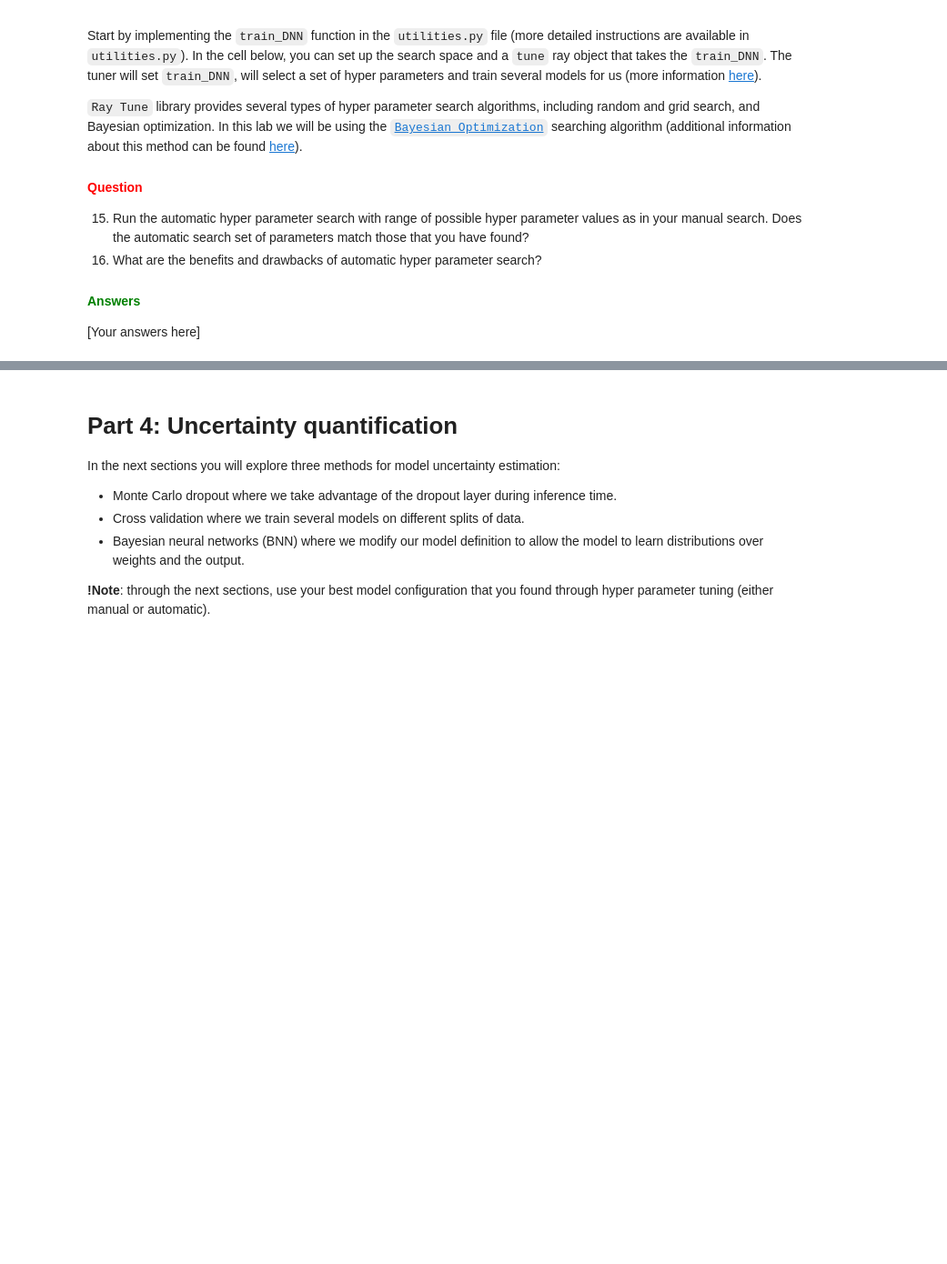
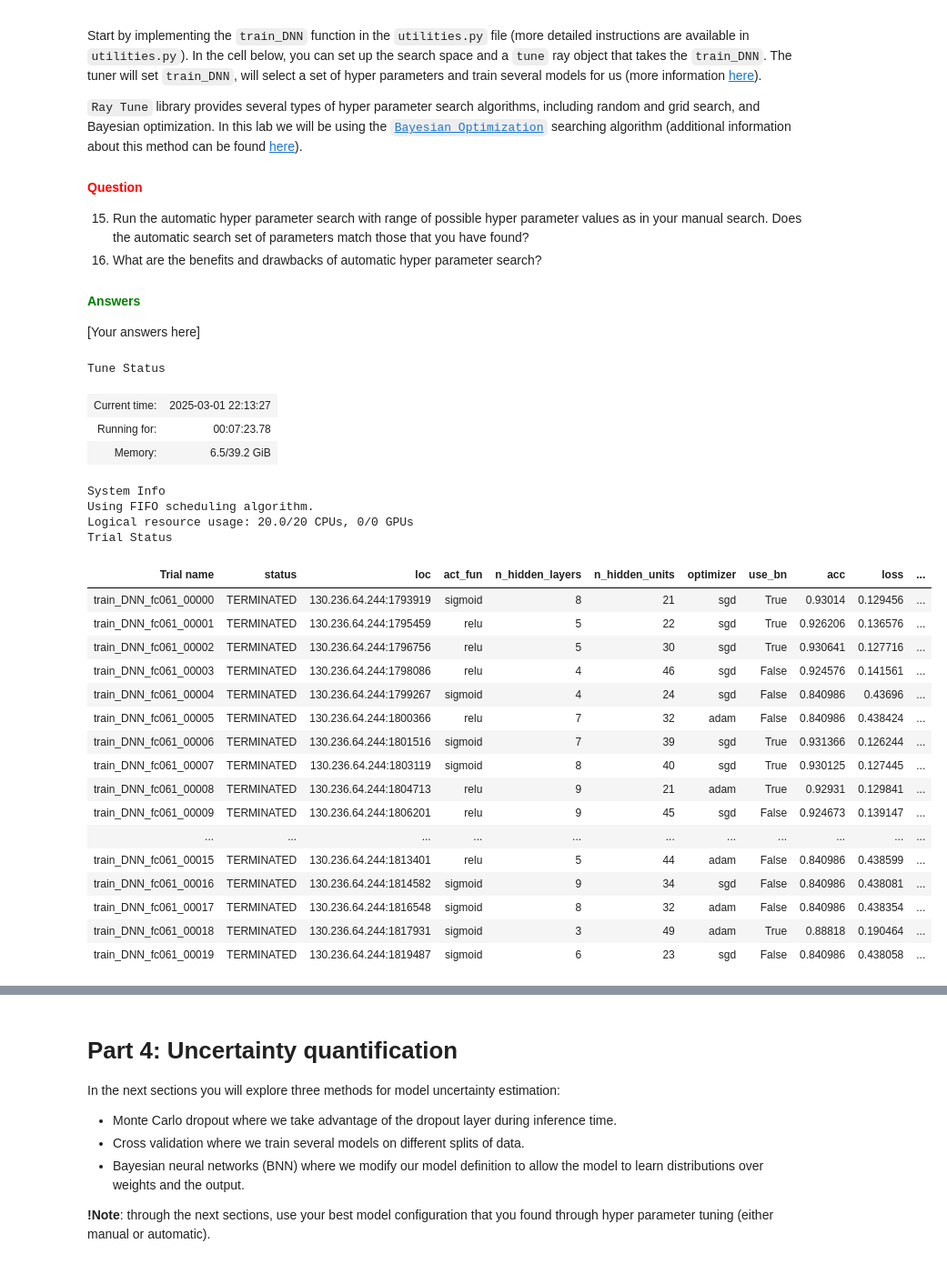
Before and after one commit to PranavC225/732A82_Deep_Learning, a Jupyter notebook: 2_DNN/DNN_Lab.ipynb, the cells around one changed output, grey strips where cells are left out. Shown at 91% size. Saved outputs shown, nothing was run; the diff lists cells and outputs as text; code cells hidden in the pictures; blank space fills up the shorter version.

```diff
--- a/2_DNN/DNN_Lab.ipynb
+++ b/2_DNN/DNN_Lab.ipynb
@@ -736,62 +761,88 @@ from ray.tune.search.bayesopt import BayesOptSearch
 # The remaining parameters can be set to fixed values (This is to reduce the search space and time).
 # Add the batch size and epochs so that the train_DNN can access them.
 hyperparameter_space =  {
-            "act_fun": tune.choice(???),
-            "optimizer": tune.choice(???),
-            "use_bn": tune.choice(???),
-            "n_hidden_layers": ???,
-            "n_hidden_units": ???,
+            "act_fun": tune.choice(['sigmoid', 'relu']),
+            "optimizer": tune.choice(['sgd', 'adam']),
+            "use_bn": tune.choice([True, False]),
+            "n_hidden_layers": tune.randint(2, 10),
+            "n_hidden_units": tune.randint(20, 50),
             # here define the fixed parameters
-            "loss": ???,
-            "learning_rate": ???,
-            "use_bn": ???,
-            "use_dropout": ???,
-            "use_custom_dropout": ???,
-            "use_variational_layer": ???,
-            "input_shape": ???,
+            "loss": "binary_crossentropy",
+            "learning_rate": 0.1,
+            #"use_bn": ???,
+            "use_dropout": False,
+            "use_custom_dropout": False,
+            "use_variational_layer": False,
+            "input_shape": (92, ),
         }
 
 # specify batch and number of epochs
 training_config = {
-            "epochs": ???,
-            "batch_size": ???
+            "epochs": 20,
+            "batch_size": 1000
         }
 
 # specify the number of samples to take from the hyper parameter space and run. The larger the number, the longer the search time.
 # Start small (e.g. 2) to test your implementation, then increase.
-num_samples = ???
+num_samples = 20
 
 # --------------------------------------------
 
 
 # Specification of the search algorithm
 bayesopt = BayesOptSearch(metric="mean_accuracy", mode="max")
 
 # Definition of the Scheduler. This allows for several models to be trained/stopped/re-started simultaneously
 sched = AsyncHyperBandScheduler(
         time_attr="training_iteration", max_t=100, grace_period=20
     )
 
-# Setting up the tuner.
+# Setting up the tuner. Removed "gpu":0 as there was no gpu detected while using on thinlinc
 tuner = tune.Tuner(
-        tune.with_resources(train_DNN, resources={"cpu": 24, "gpu":0}), # definition of which training function to use and the available resources. Consider adding "gpu":0 to resources if available.
+        tune.with_resources(train_DNN, resources={"cpu": 20}), # definition of which training function to use and the available resources. Consider adding "gpu":0 to resources if available.
         tune_config=tune.TuneConfig(
             search_alg=bayesopt,
             scheduler=sched,
         ),
         run_config=train.RunConfig(
             name="DNN_hp_tuning",
             stop={"mean_accuracy": 1},
-            storage_path='/home/iulta54/Desktop/course_732A83/Student_version/2_DNN' # where to save the summary of the hyper parameter tuning.
+            storage_path='/home/prach896/Downloads/732A82_Deep_Learning/2_DNN/' # where to save the summary of the hyper parameter tuning.
         ),
     )
 
 # Run the hyper parameter search.
 data = (Xtrain, Ytrain, Xval, Yval)
 analysis = tune.run(
         tune.with_parameters(train_DNN, data=data, training_config=training_config),
         verbose=1,
         config=hyperparameter_space,
         num_samples=num_samples,
 
         )
+# %% [output]
+Tune Status
+| Current time: | 2025-03-01 22:13:27 |
+| Running for: | 00:07:23.78 |
+| Memory: | 6.5/39.2 GiB |
+System Info
+Using FIFO scheduling algorithm.
+Logical resource usage: 20.0/20 CPUs, 0/0 GPUs
+Trial Status
+| Trial name | status | loc | act_fun | n_hidden_layers | n_hidden_units | optimizer | use_bn | acc | loss | ... |
+| train_DNN_fc061_00000 | TERMINATED | 130.236.64.244:1793919 | sigmoid | 8 | 21 | sgd | True | 0.93014 | 0.129456 | ... |
+| train_DNN_fc061_00001 | TERMINATED | 130.236.64.244:1795459 | relu | 5 | 22 | sgd | True | 0.926206 | 0.136576 | ... |
+| train_DNN_fc061_00002 | TERMINATED | 130.236.64.244:1796756 | relu | 5 | 30 | sgd | True | 0.930641 | 0.127716 | ... |
+| train_DNN_fc061_00003 | TERMINATED | 130.236.64.244:1798086 | relu | 4 | 46 | sgd | False | 0.924576 | 0.141561 | ... |
+| train_DNN_fc061_00004 | TERMINATED | 130.236.64.244:1799267 | sigmoid | 4 | 24 | sgd | False | 0.840986 | 0.43696 | ... |
+| train_DNN_fc061_00005 | TERMINATED | 130.236.64.244:1800366 | relu | 7 | 32 | adam | False | 0.840986 | 0.438424 | ... |
+| train_DNN_fc061_00006 | TERMINATED | 130.236.64.244:1801516 | sigmoid | 7 | 39 | sgd | True | 0.931366 | 0.126244 | ... |
+| train_DNN_fc061_00007 | TERMINATED | 130.236.64.244:1803119 | sigmoid | 8 | 40 | sgd | True | 0.930125 | 0.127445 | ... |
+| train_DNN_fc061_00008 | TERMINATED | 130.236.64.244:1804713 | relu | 9 | 21 | adam | True | 0.92931 | 0.129841 | ... |
+| train_DNN_fc061_00009 | TERMINATED | 130.236.64.244:1806201 | relu | 9 | 45 | sgd | False | 0.924673 | 0.139147 | ... |
+| ... | ... | ... | ... | ... | ... | ... | ... | ... | ... | ... |
+| train_DNN_fc061_00015 | TERMINATED | 130.236.64.244:1813401 | relu | 5 | 44 | adam | False | 0.840986 | 0.438599 | ... |
+| train_DNN_fc061_00016 | TERMINATED | 130.236.64.244:1814582 | sigmoid | 9 | 34 | sgd | False | 0.840986 | 0.438081 | ... |
+| train_DNN_fc061_00017 | TERMINATED | 130.236.64.244:1816548 | sigmoid | 8 | 32 | adam | False | 0.840986 | 0.438354 | ... |
+| train_DNN_fc061_00018 | TERMINATED | 130.236.64.244:1817931 | sigmoid | 3 | 49 | adam | True | 0.88818 | 0.190464 | ... |
+| train_DNN_fc061_00019 | TERMINATED | 130.236.64.244:1819487 | sigmoid | 6 | 23 | sgd | False | 0.840986 | 0.438058 | ... |
```
Also changed, not shown: parts of 5 cells of this notebook.
